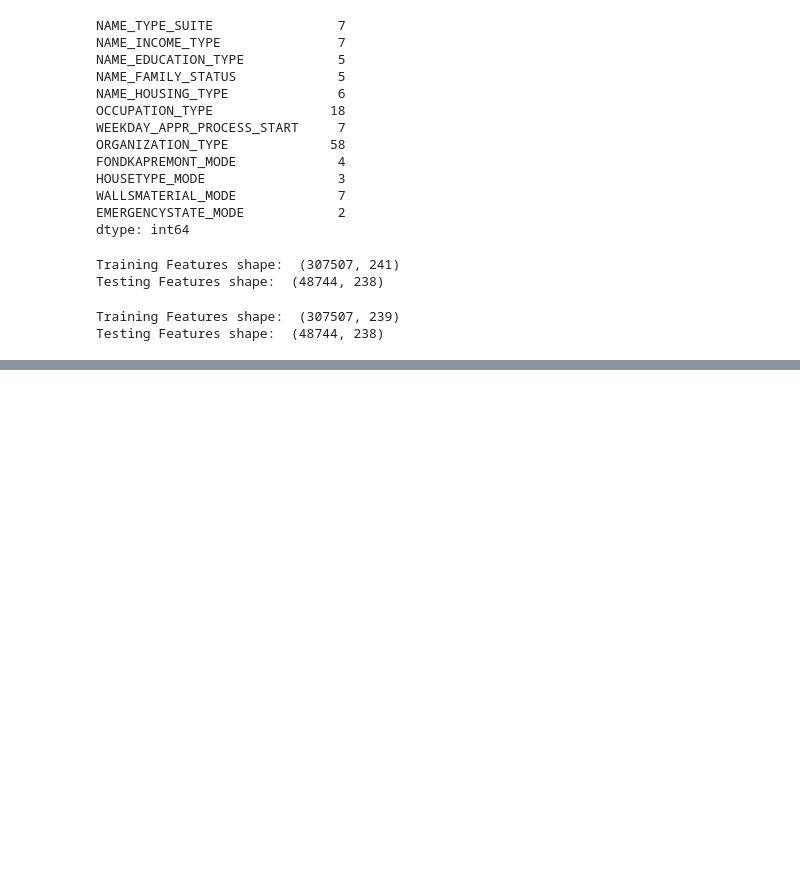
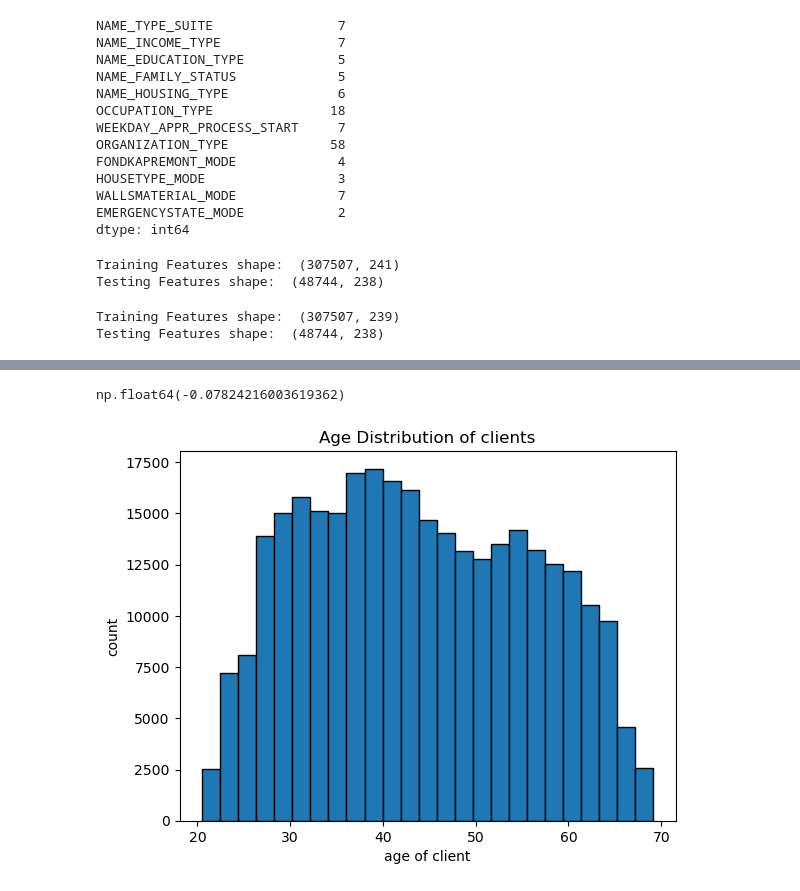
Before and after one commit to yuvraj619/Home_Credit_Default_Risk, a Jupyter notebook: home_credit_default_risk.ipynb, the cells around one changed output, grey strips where cells are left out. Drawn from its saved outputs; the diff is of its cells as text; code cells hidden in the pictures; blank space fills up the shorter version.

```diff
--- a/home_credit_default_risk.ipynb
+++ b/home_credit_default_risk.ipynb
@@ -235,0 +348,13 @@ Testing Features shape:  (48744, 238)
+# %%
+df['DAYS_BIRTH'] = abs(df['DAYS_BIRTH'])
+df['DAYS_BIRTH'].corr(df['TARGET'])
+# %% [output]
+np.float64(-0.07824216003619362)
+# %%
+plt.hist(abs(df.DAYS_BIRTH/365),edgecolor='k',bins=25)
+plt.xlabel('age of client')
+plt.ylabel('count')
+plt.title('Age Distribution of clients')
+plt.show()
+# %% [output]
+[figure, added]
```
Also changed, not shown: parts of 13 cells of this notebook.
